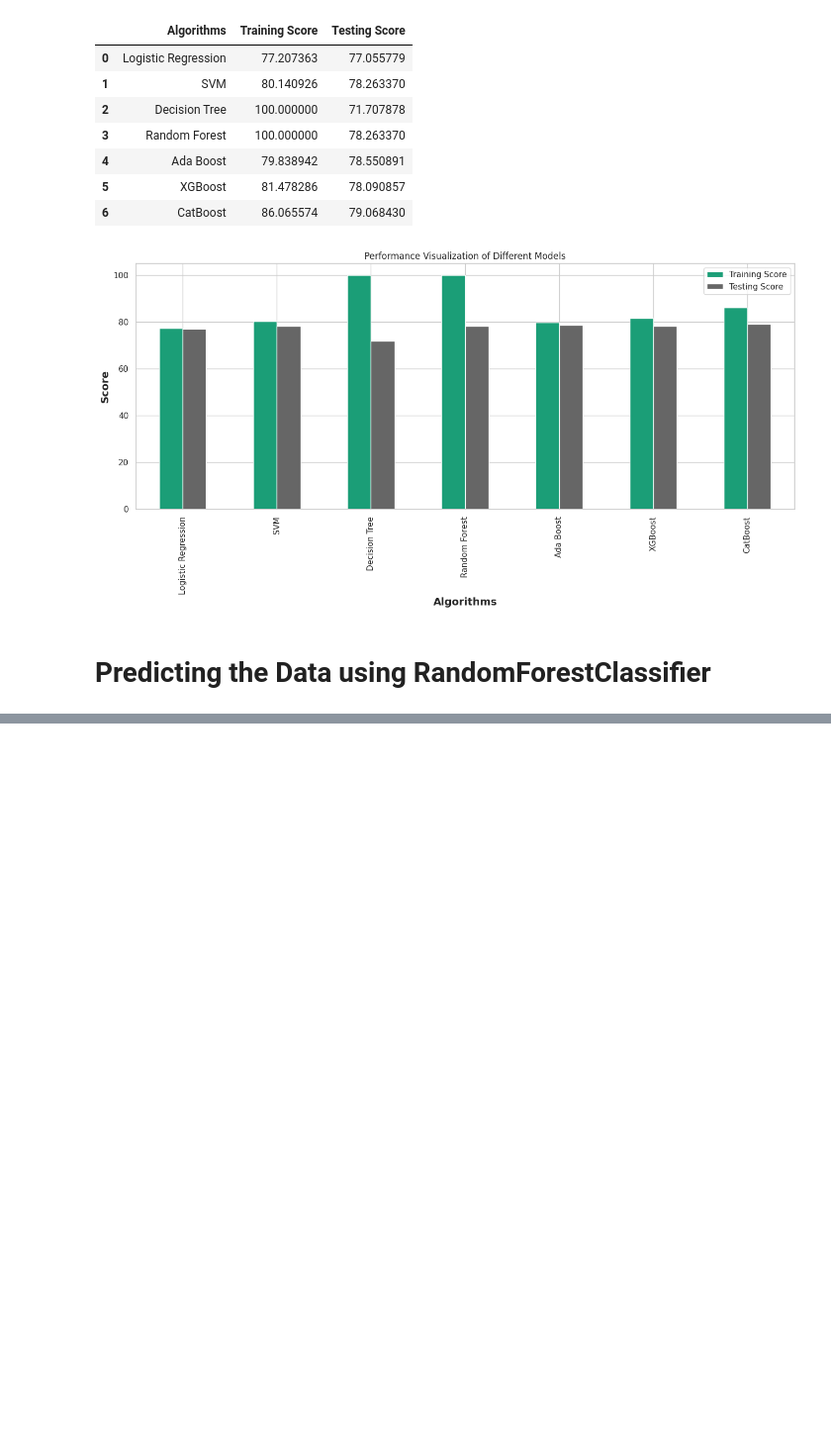
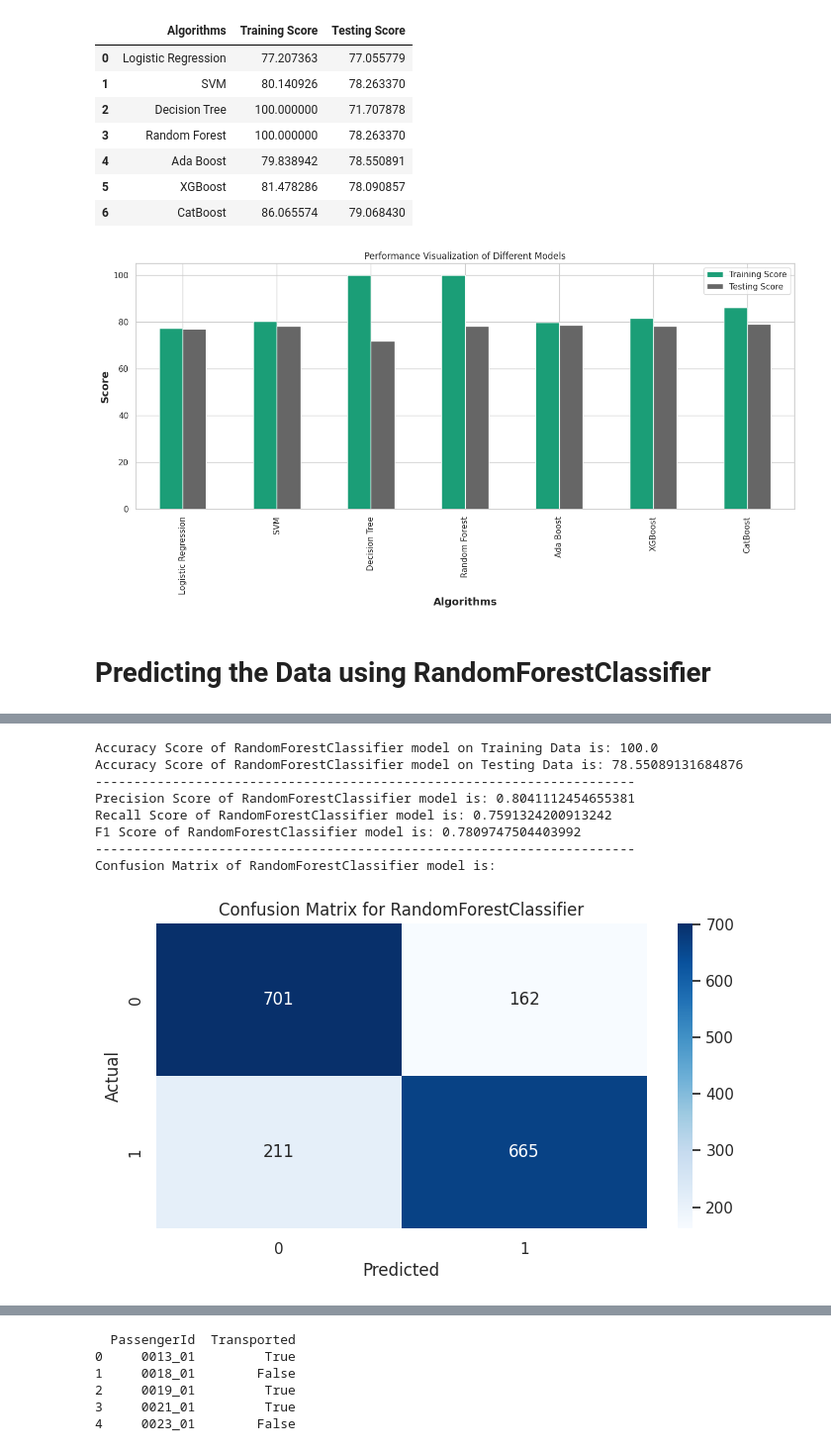
Before and after one commit to 7PAM2015-0509-2023-Team-8/Kaggle-Challenge, a Jupyter notebook: Kaggle_Challenge.ipynb, the cells around one changed output, grey strips where cells are left out. Shown at 99% size. Cells and saved outputs as stored; diff of their text form; code cells hidden in the pictures; blank space fills up the shorter version.

```diff
--- a/Kaggle_Challenge.ipynb
+++ b/Kaggle_Challenge.ipynb
@@ -927,3 +927,63 @@ plt.show()
 [figure]
 # %% [markdown]
 # Predicting the Data using RandomForestClassifier
+# %%
+training_score = []
+testing_score = []
+
+# Global variable to hold the trained model
+trained_model = None
+
+def model_prediction(model):
+    global trained_model
+    model.fit(x_train, y_train)
+    x_train_pred = model.predict(x_train)
+    x_test_pred = model.predict(x_test)
+
+    a = accuracy_score(y_train, x_train_pred) * 100
+    b = accuracy_score(y_test, x_test_pred) * 100
+
+    training_score.append(a)
+    testing_score.append(b)
+
+    print(f"Accuracy Score of {model.__class__.__name__} model on Training Data is:", a)
+    print(f"Accuracy Score of {model.__class__.__name__} model on Testing Data is:", b)
+    print("-" * 70)
+    print(f"Precision Score of {model.__class__.__name__} model is:", precision_score(y_test, x_test_pred))
+    print(f"Recall Score of {model.__class__.__name__} model is:", recall_score(y_test, x_test_pred))
+    print(f"F1 Score of {model.__class__.__name__} model is:", f1_score(y_test, x_test_pred))
+    print("-" * 70)
+    print(f"Confusion Matrix of {model.__class__.__name__} model is:")
+
+    cm = confusion_matrix(y_test, x_test_pred)
+    plt.figure(figsize=(8, 4))
+    sns.heatmap(cm, annot=True, fmt="g", cmap="Blues")
+    plt.xlabel("Predicted")
+    plt.ylabel("Actual")
+    plt.title(f"Confusion Matrix for {model.__class__.__name__}")
+    plt.show()
+
+    trained_model = model
+
+# Train and evaluate RandomForestClassifier
+model_prediction(RandomForestClassifier(verbose=True))
+
+# Predicting on training and test data using the trained model
+x_train_pred5 = trained_model.predict(x_train)
+x_test_pred5 = trained_model.predict(x_test)
+
+# Predicting on the test dataframe
+pred = trained_model.predict(test_df)
+
+# Preparing the submission DataFrame
+pass_df["Transported"] = pred
+
+# Replace numerical predictions with boolean values
+pass_df["Transported"].replace({1: True, 0: False}, inplace=True)
+
+# Display the DataFrame
+print(pass_df.head())
+
+# Save the DataFrame to a CSV file
+pass_df.to_csv("spaceship_prediction_project.csv", index=False)
+# %% [output]
@@ -929,0 +993,9 @@ plt.show()
+Accuracy Score of RandomForestClassifier model on Training Data is: 100.0
+Accuracy Score of RandomForestClassifier model on Testing Data is: 78.55089131684876
+----------------------------------------------------------------------
+Precision Score of RandomForestClassifier model is: 0.8041112454655381
+Recall Score of RandomForestClassifier model is: 0.7591324200913242
+F1 Score of RandomForestClassifier model is: 0.7809747504403992
+----------------------------------------------------------------------
+Confusion Matrix of RandomForestClassifier model is:
+[figure, added]
@@ -929,0 +1004,6 @@ plt.show()
+  PassengerId  Transported
+0     0013_01         True
+1     0018_01        False
+2     0019_01         True
+3     0021_01         True
+4     0023_01        False
```
Also changed, not shown: parts of 1 cell of this notebook.
